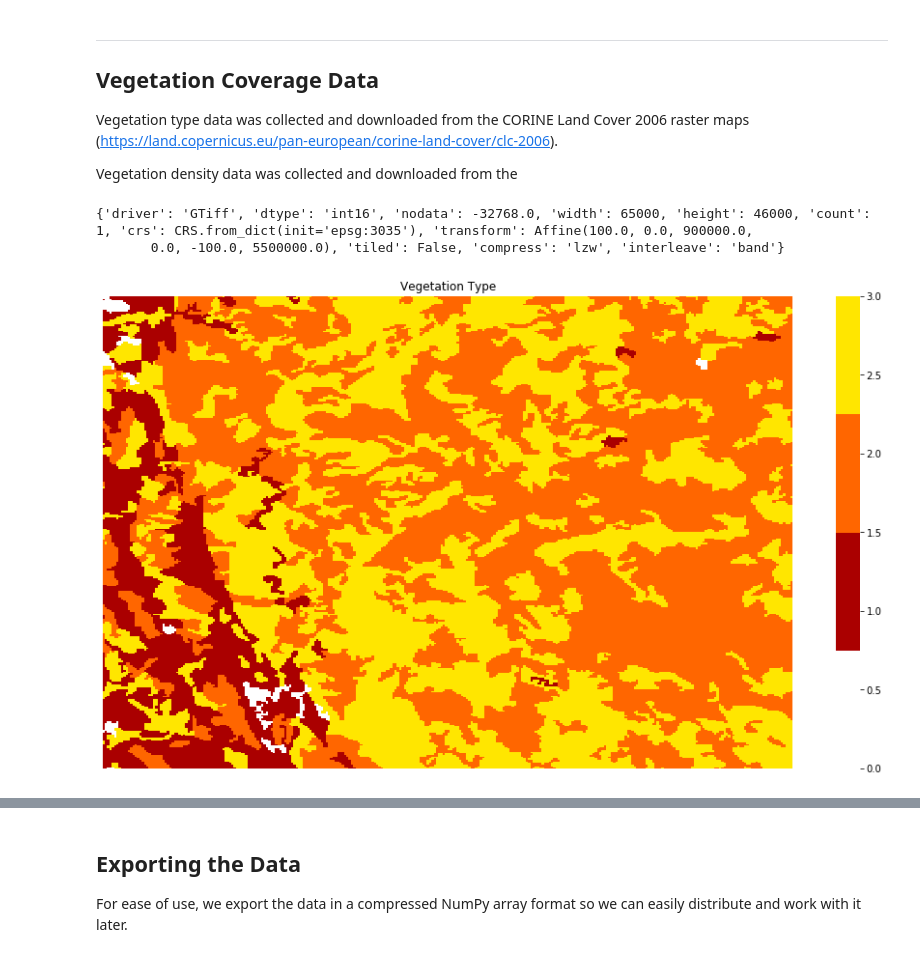
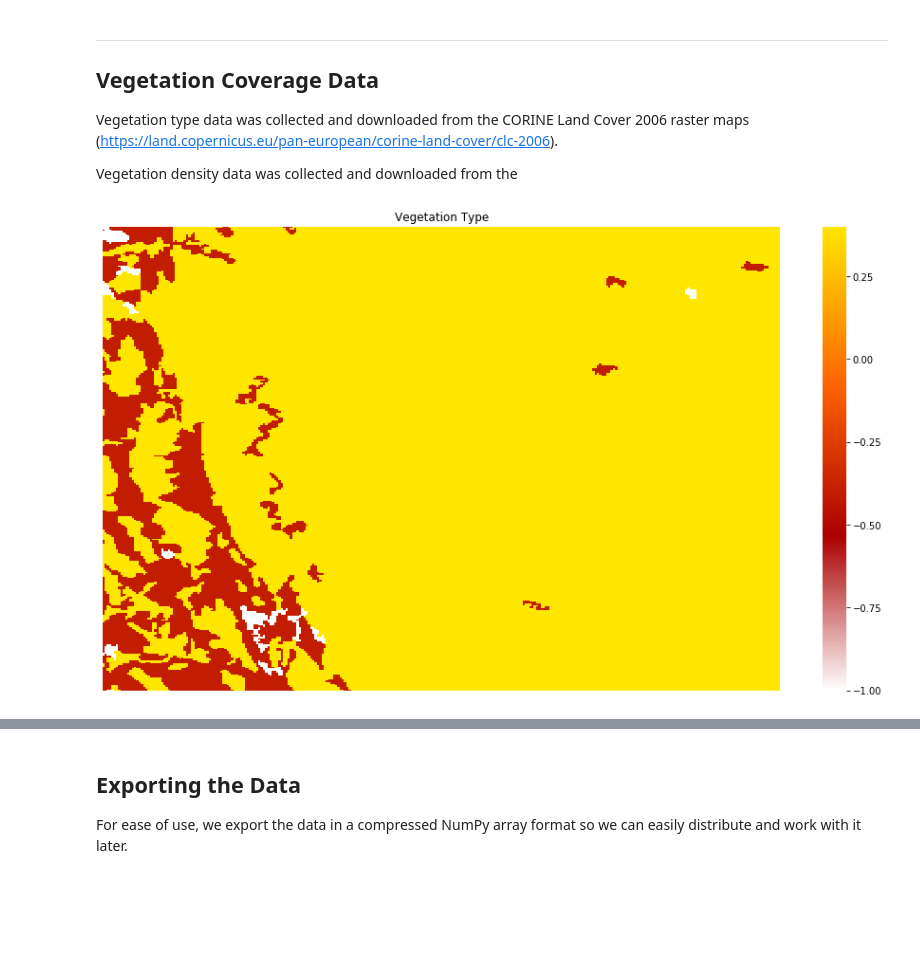
Before and after one commit to thearchitector/wind-and-fire, a Jupyter notebook: code/data.ipynb, the cells around one changed output, grey strips where cells are left out. Cells and saved outputs as stored; diff of their text form; code cells hidden in the pictures; blank space fills up the shorter version.

Commit message:
Categorize vegetation data

```diff
--- a/code/data.ipynb
+++ b/code/data.ipynb
@@ -78,51 +78,47 @@ AA_MAX = round(2760675.00, -2)
 BB_MAX = round(1773959.99, -2)
 
 veg_type = np.empty((CA_SIZE, CA_SIZE))
+veg_density = np.empty((CA_SIZE, CA_SIZE))
+fuel = np.empty((CA_SIZE, CA_SIZE))
 
 with rasterio.open('../data/CLC2006_V2018-20.tif') as dataset:
     # Get the first (and only) band of data from the dataset
     band = dataset.read(1)
 
-    def get_vegetation_type(xlon, ylat):
+    def get_vegetation_params(xlon, ylat):
         row, col = dataset.index(xlon, ylat)
         val = band[row, col]
 
         if val <= 212 or val >= 331:
             # No vegetation
-            val = 0
+            return -1, -1, 0
         elif (val >= 321 and val <= 324) or val == 231:
             # Shurubland
-            val = 2
+            return 0.4, 0, 1
         elif (val >= 213 and val <= 221) or (val >= 241 and val <= 242):
             # Agriculture
-            val = 1
+            return -0.4, -0.3, 1
         elif val >= 222 and val <= 313:
             # Forests
-            val = 3
-
-        return val
+            return 0.4, 0.3, 1
 
     # Get the vegetation data for every 300m x 300m square
     for x, xlon in enumerate(np.linspace(AA_MIN, AA_MAX, CA_SIZE)):
         for y, ylat in enumerate(np.linspace(BB_MIN, BB_MAX, CA_SIZE)):
-            veg_type[x, y] = get_vegetation_type(xlon, ylat)
+            veg_type[x, y], veg_density[x, y], fuel[x, y] = get_vegetation_params(xlon, ylat)
-# %% [output]
-{'driver': 'GTiff', 'dtype': 'int16', 'nodata': -32768.0, 'width': 65000, 'height': 46000, 'count': 1, 'crs': CRS.from_dict(init='epsg:3035'), 'transform': Affine(100.0, 0.0, 900000.0,
-       0.0, -100.0, 5500000.0), 'tiled': False, 'compress': 'lzw', 'interleave': 'band'}
 # %%
 from matplotlib.colors import LinearSegmentedColormap
 
 cmap_type = LinearSegmentedColormap.from_list(
     name="veg_type",
-    colors=[(1, 1, 1), (170/255, 0, 0), (1, 102/255, 0), (1, 230/255, 0)],
-    N=4
+    colors=[(1, 1, 1), (170/255, 0, 0), (1, 102/255, 0), (1, 230/255, 0)]
 )
 
 plt.figure(figsize=(16, 9))
 ax = sns.heatmap(veg_type, cmap=cmap_type)
 ax.invert_yaxis()
 plt.axis(False)
 plt.title("Vegetation Type")
 plt.show()
 # %% [output]
-[figure, old version]
+[figure, new version]
```
Also changed, not shown: parts of 4 cells of this notebook, 1 other file.
